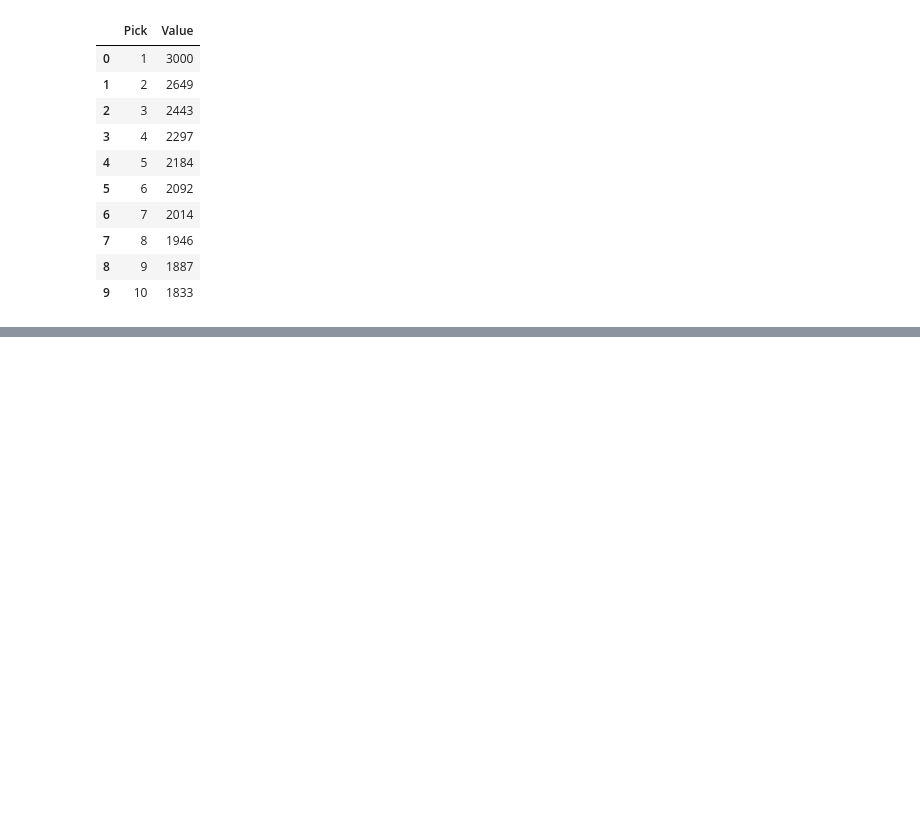
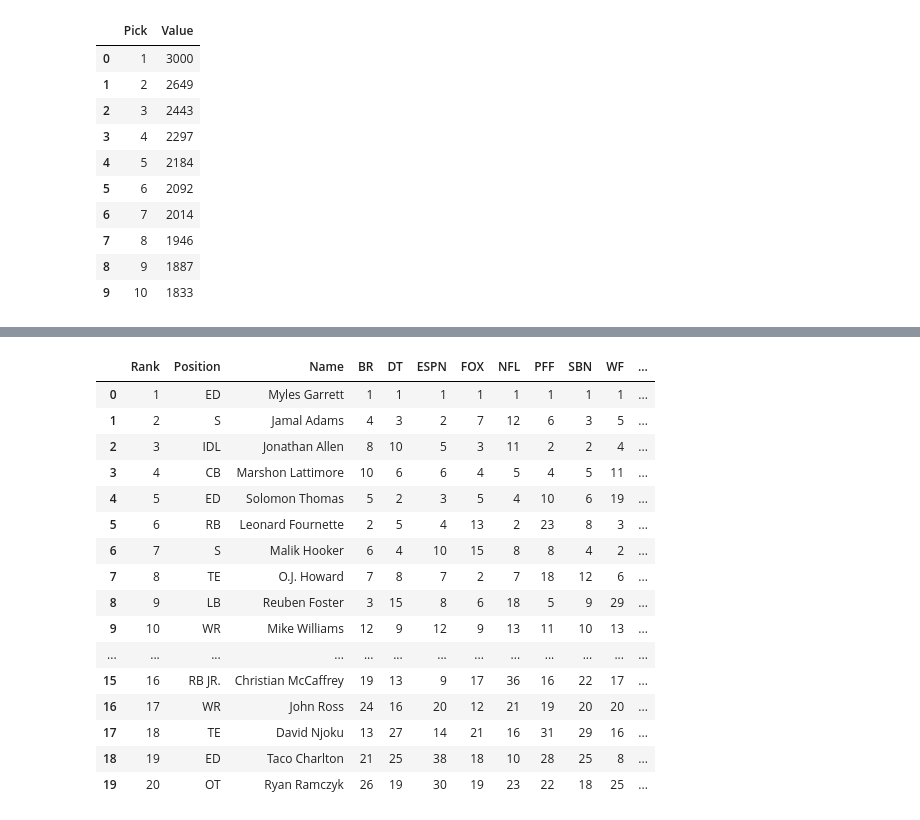
Before and after one commit to rafrisci/tiering_nfl_drafts, a Jupyter notebook: explore_big_board.ipynb, the cells around one changed output, grey strips where cells are left out. Cells and saved outputs as stored; diff of their text form; code cells hidden in the pictures; blank space fills up the shorter version.

```diff
--- a/explore_big_board.ipynb
+++ b/explore_big_board.ipynb
@@ -207,0 +214,25 @@ df_otc.loc[214:225]
+# %%
+df_2017 = df_2017.loc[df_2017['Rank'] < 108]
+vals = np.array(df_2017[['Avg']])
+gm = GaussianMixture(n_components=20, random_state=32).fit(vals)
+# %%
+df_2017['Cluster'] = gm.predict(vals)
+df_2017.head(20)
+# %% [output]
+|  | Rank | Position | Name | BR | DT | ESPN | FOX | NFL | PFF | SBN | WF | ... |
+| 0 | 1 | ED | Myles Garrett | 1 | 1 | 1 | 1 | 1 | 1 | 1 | 1 | ... |
+| 1 | 2 | S | Jamal Adams | 4 | 3 | 2 | 7 | 12 | 6 | 3 | 5 | ... |
+| 2 | 3 | IDL | Jonathan Allen | 8 | 10 | 5 | 3 | 11 | 2 | 2 | 4 | ... |
+| 3 | 4 | CB | Marshon Lattimore | 10 | 6 | 6 | 4 | 5 | 4 | 5 | 11 | ... |
+| 4 | 5 | ED | Solomon Thomas | 5 | 2 | 3 | 5 | 4 | 10 | 6 | 19 | ... |
+| 5 | 6 | RB | Leonard Fournette | 2 | 5 | 4 | 13 | 2 | 23 | 8 | 3 | ... |
+| 6 | 7 | S | Malik Hooker | 6 | 4 | 10 | 15 | 8 | 8 | 4 | 2 | ... |
+| 7 | 8 | TE | O.J. Howard | 7 | 8 | 7 | 2 | 7 | 18 | 12 | 6 | ... |
+| 8 | 9 | LB | Reuben Foster | 3 | 15 | 8 | 6 | 18 | 5 | 9 | 29 | ... |
+| 9 | 10 | WR | Mike Williams | 12 | 9 | 12 | 9 | 13 | 11 | 10 | 13 | ... |
+| ... | ... | ... | ... | ... | ... | ... | ... | ... | ... | ... | ... | ... |
+| 15 | 16 | RB JR. | Christian McCaffrey | 19 | 13 | 9 | 17 | 36 | 16 | 22 | 17 | ... |
+| 16 | 17 | WR | John Ross | 24 | 16 | 20 | 12 | 21 | 19 | 20 | 20 | ... |
+| 17 | 18 | TE | David Njoku | 13 | 27 | 14 | 21 | 16 | 31 | 29 | 16 | ... |
+| 18 | 19 | ED | Taco Charlton | 21 | 25 | 38 | 18 | 10 | 28 | 25 | 8 | ... |
+| 19 | 20 | OT | Ryan Ramczyk | 26 | 19 | 30 | 19 | 23 | 22 | 18 | 25 | ... |
```
Also changed, not shown: parts of 13 cells of this notebook.
